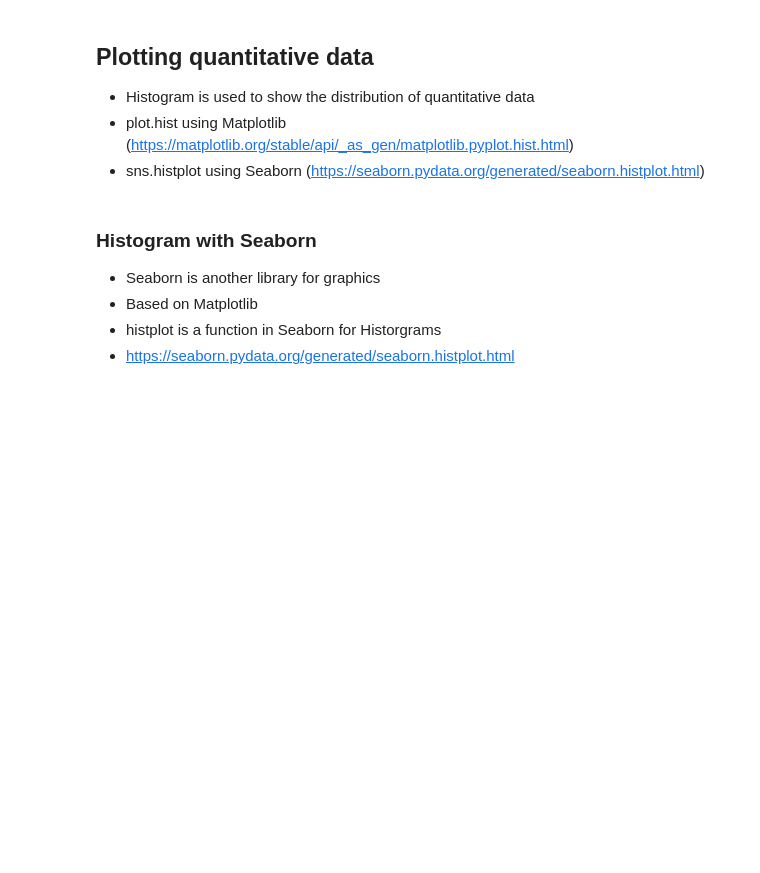
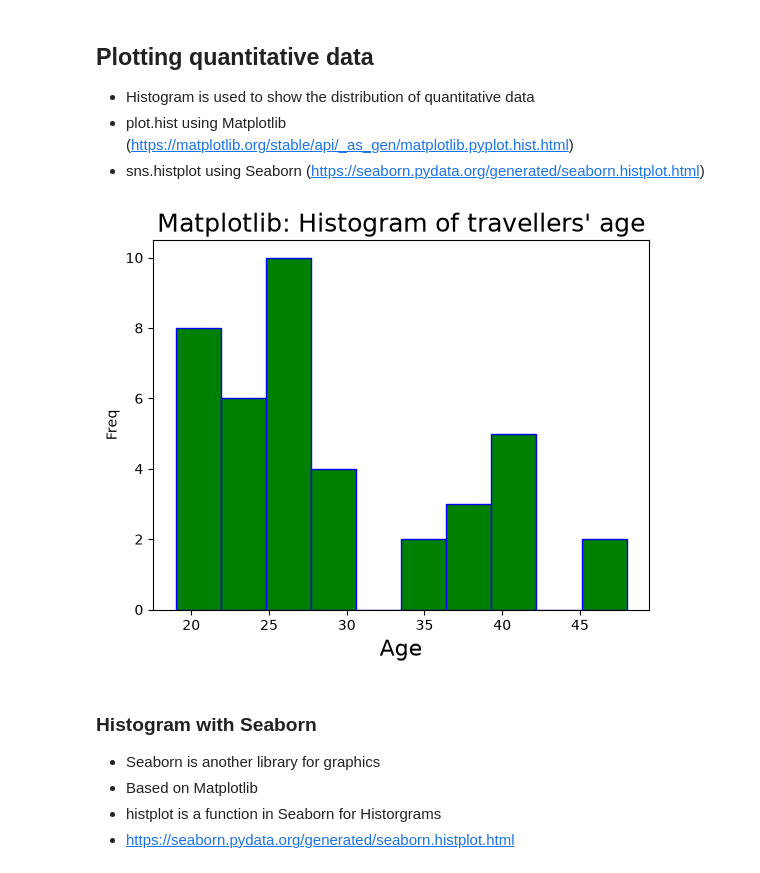
Before and after one commit to buicaothe/PYTHON, a Jupyter notebook: DATA MANAGEMENT/Labweek37/Jupyter_intro.ipynb, the cells around one changed output. Cells and saved outputs as stored; diff of their text form; code cells hidden in the pictures; blank space fills up the shorter version.

```diff
--- a/DATA MANAGEMENT/Labweek37/Jupyter_intro.ipynb
+++ b/DATA MANAGEMENT/Labweek37/Jupyter_intro.ipynb
@@ -121,11 +183,13 @@ trips.head()
 - plot.hist using Matplotlib (https://matplotlib.org/stable/api/_as_gen/matplotlib.pyplot.hist.html)
 - sns.histplot using Seaborn (https://seaborn.pydata.org/generated/seaborn.histplot.html)
 # %%
-plt.hist(trips.Age, bins=10, color='r',edgecolor='blue')
+plt.hist(trips.Age, bins=10, color='g',edgecolor='blue')
 plt.xlabel('Age', fontsize=16)
 plt.ylabel("Freq")
 plt.title("Matplotlib: Histogram of travellers' age", fontsize=18)
 plt.show()
+# %% [output]
+[figure, added]
 # %% [markdown]
 ### Histogram with Seaborn
 - Seaborn is another library for graphics
```
Also changed, not shown: parts of 26 cells of this notebook.
